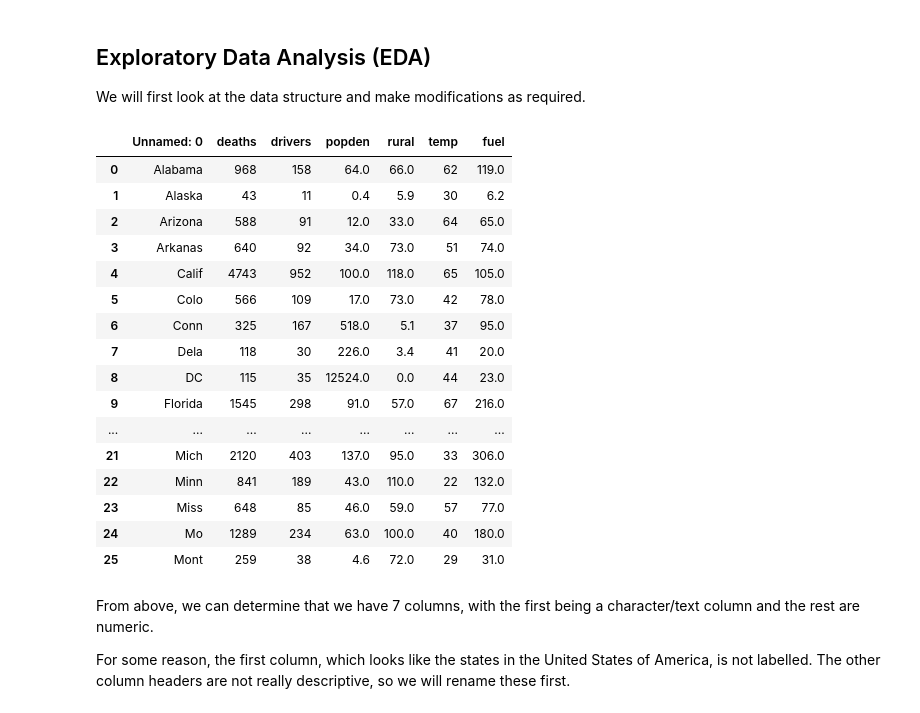
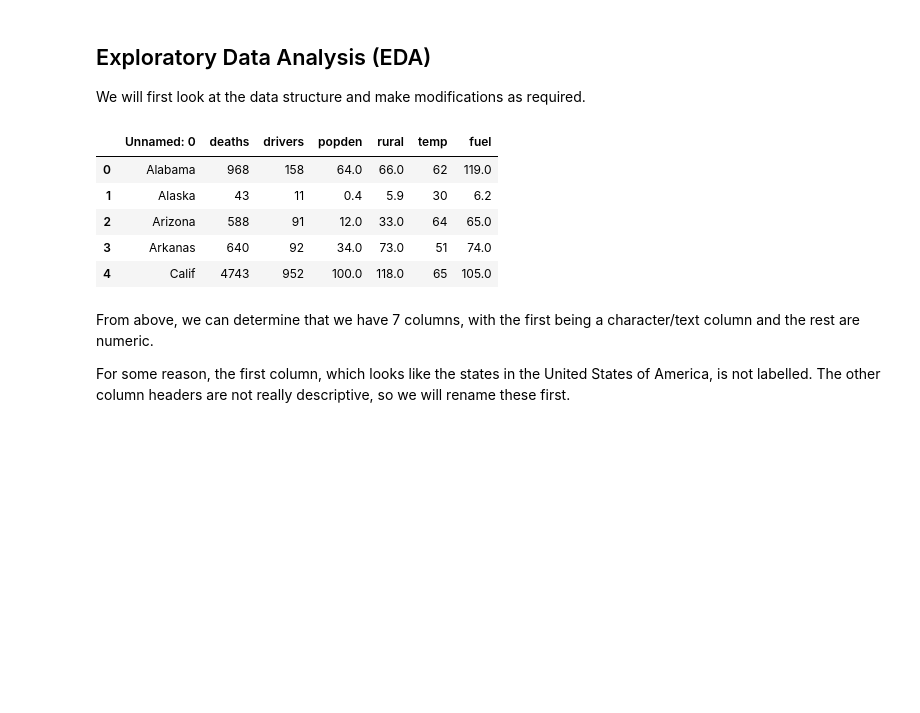
Before and after one commit to m-noor/FundamentalsofDA-Project, a Jupyter notebook: FundamentalsOfDA-Project.ipynb, the cells around one changed output. Saved outputs shown, nothing was run; the diff lists cells and outputs as text; code cells hidden in the pictures; blank space fills up the shorter version.

```diff
--- a/FundamentalsOfDA-Project.ipynb
+++ b/FundamentalsOfDA-Project.ipynb
@@ -76,25 +69,14 @@ pio.orca.config.port = 80 # in case firewall blocks access to the default port o
 We will first look at the data structure and make modifications as required.
 # %%
 df = pd.read_csv('road.csv') # https://vincentarelbundock.github.io/Rdatasets/datasets.html
-df # check to ensure reading csv file worked
+df.head() # check to ensure reading csv file worked
 # %% [output]
 |  | Unnamed: 0 | deaths | drivers | popden | rural | temp | fuel |
 | 0 | Alabama | 968 | 158 | 64.0 | 66.0 | 62 | 119.0 |
 | 1 | Alaska | 43 | 11 | 0.4 | 5.9 | 30 | 6.2 |
 | 2 | Arizona | 588 | 91 | 12.0 | 33.0 | 64 | 65.0 |
 | 3 | Arkanas | 640 | 92 | 34.0 | 73.0 | 51 | 74.0 |
 | 4 | Calif | 4743 | 952 | 100.0 | 118.0 | 65 | 105.0 |
-| 5 | Colo | 566 | 109 | 17.0 | 73.0 | 42 | 78.0 |
-| 6 | Conn | 325 | 167 | 518.0 | 5.1 | 37 | 95.0 |
-| 7 | Dela | 118 | 30 | 226.0 | 3.4 | 41 | 20.0 |
-| 8 | DC | 115 | 35 | 12524.0 | 0.0 | 44 | 23.0 |
-| 9 | Florida | 1545 | 298 | 91.0 | 57.0 | 67 | 216.0 |
-| ... | ... | ... | ... | ... | ... | ... | ... |
-| 21 | Mich | 2120 | 403 | 137.0 | 95.0 | 33 | 306.0 |
-| 22 | Minn | 841 | 189 | 43.0 | 110.0 | 22 | 132.0 |
-| 23 | Miss | 648 | 85 | 46.0 | 59.0 | 57 | 77.0 |
-| 24 | Mo | 1289 | 234 | 63.0 | 100.0 | 40 | 180.0 |
-| 25 | Mont | 259 | 38 | 4.6 | 72.0 | 29 | 31.0 |
 # %% [markdown]
 From above, we can determine that we have 7 columns, with the first being a character/text column and the rest are numeric.
 
```
Also changed, not shown: parts of 3 cells of this notebook.
